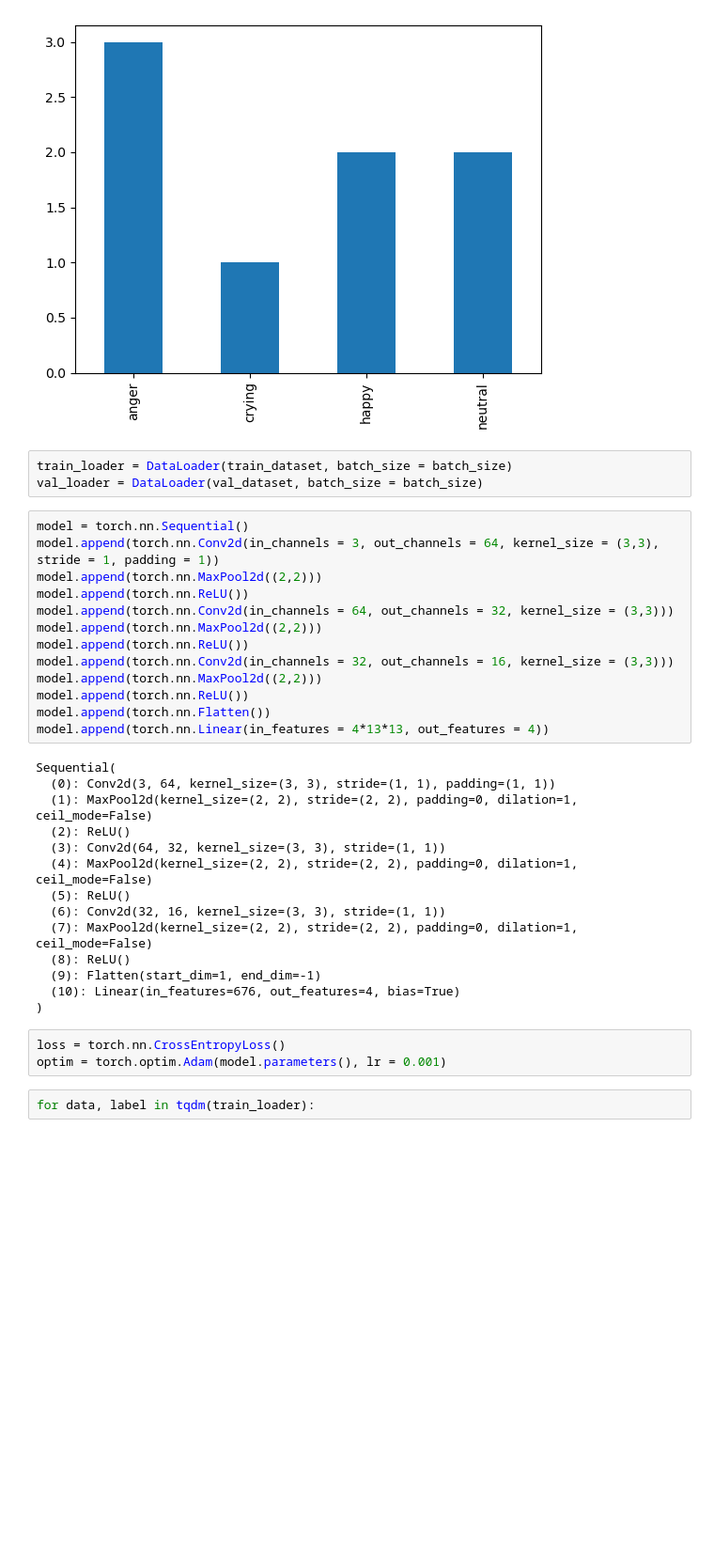
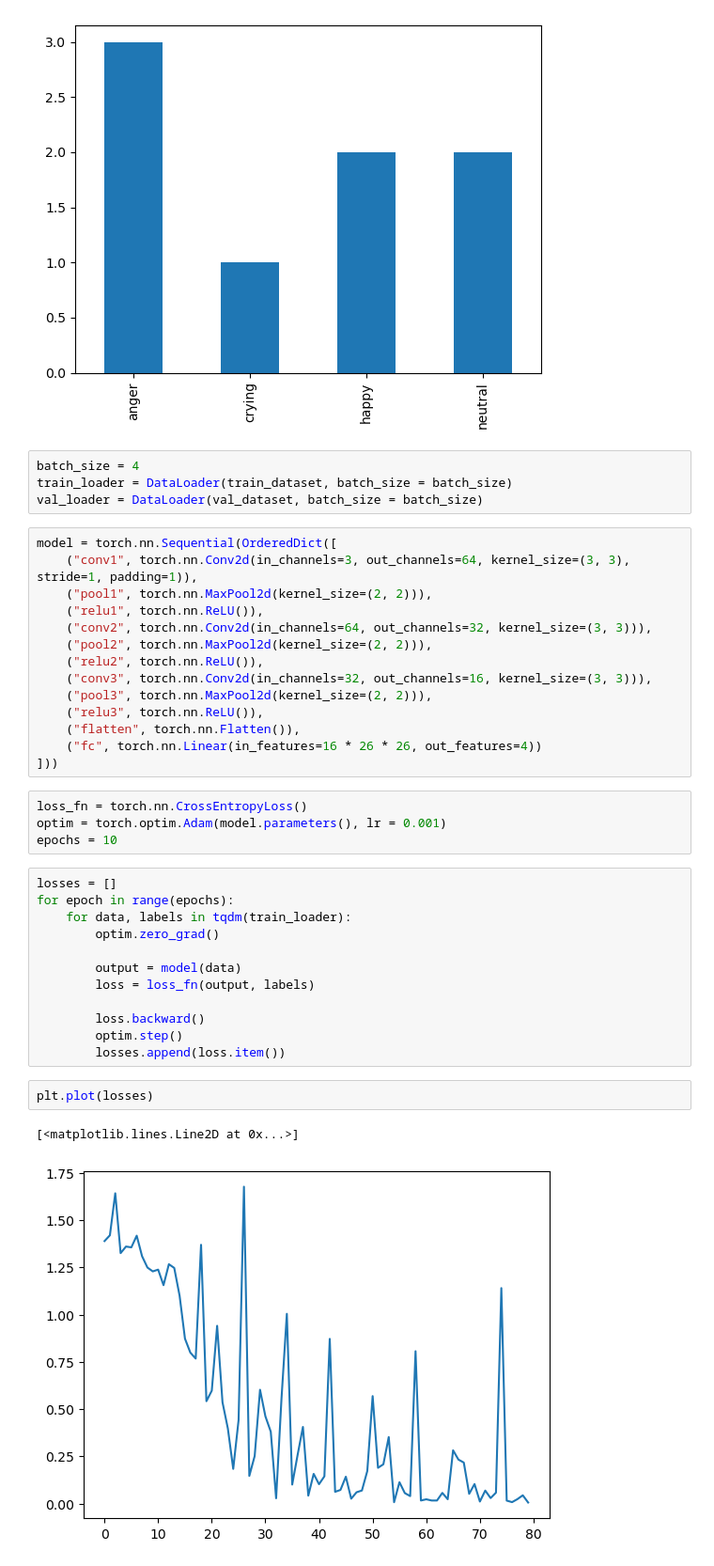
Before and after one commit to Tolulopeelijah/Facial-Expression-Detection, a Jupyter notebook: model_training/train.ipynb, the cells around one changed output. Shown at 94% size. Drawn from its saved outputs; the diff is of its cells as text; blank space fills up the shorter version.

Commit message:
alter the model arch and cal val accuracy

```diff
--- a/model_training/train.ipynb
+++ b/model_training/train.ipynb
@@ -102,37 +102,41 @@ class_counts(val_dataset).plot(kind = 'bar')
 <Axes: >
 [figure]
 # %%
+batch_size = 4
 train_loader = DataLoader(train_dataset, batch_size = batch_size)
 val_loader = DataLoader(val_dataset, batch_size = batch_size)
 # %%
-model = torch.nn.Sequential()
-model.append(torch.nn.Conv2d(in_channels = 3, out_channels = 64, kernel_size = (3,3), stride = 1, padding = 1))
-model.append(torch.nn.MaxPool2d((2,2)))
-model.append(torch.nn.ReLU())
-model.append(torch.nn.Conv2d(in_channels = 64, out_channels = 32, kernel_size = (3,3)))
-model.append(torch.nn.MaxPool2d((2,2)))
-model.append(torch.nn.ReLU())
-model.append(torch.nn.Conv2d(in_channels = 32, out_channels = 16, kernel_size = (3,3)))
-model.append(torch.nn.MaxPool2d((2,2)))
-model.append(torch.nn.ReLU())
-model.append(torch.nn.Flatten())
-model.append(torch.nn.Linear(in_features = 4*13*13, out_features = 4))
+model = torch.nn.Sequential(OrderedDict([
+    ("conv1", torch.nn.Conv2d(in_channels=3, out_channels=64, kernel_size=(3, 3), stride=1, padding=1)),
+    ("pool1", torch.nn.MaxPool2d(kernel_size=(2, 2))),
+    ("relu1", torch.nn.ReLU()),
+    ("conv2", torch.nn.Conv2d(in_channels=64, out_channels=32, kernel_size=(3, 3))),
+    ("pool2", torch.nn.MaxPool2d(kernel_size=(2, 2))),
+    ("relu2", torch.nn.ReLU()),
+    ("conv3", torch.nn.Conv2d(in_channels=32, out_channels=16, kernel_size=(3, 3))),
+    ("pool3", torch.nn.MaxPool2d(kernel_size=(2, 2))),
+    ("relu3", torch.nn.ReLU()),
+    ("flatten", torch.nn.Flatten()),
+    ("fc", torch.nn.Linear(in_features=16 * 26 * 26, out_features=4))
+]))
-# %% [output]
-Sequential(
-  (0): Conv2d(3, 64, kernel_size=(3, 3), stride=(1, 1), padding=(1, 1))
-  (1): MaxPool2d(kernel_size=(2, 2), stride=(2, 2), padding=0, dilation=1, ceil_mode=False)
-  (2): ReLU()
-  (3): Conv2d(64, 32, kernel_size=(3, 3), stride=(1, 1))
-  (4): MaxPool2d(kernel_size=(2, 2), stride=(2, 2), padding=0, dilation=1, ceil_mode=False)
-  (5): ReLU()
-  (6): Conv2d(32, 16, kernel_size=(3, 3), stride=(1, 1))
-  (7): MaxPool2d(kernel_size=(2, 2), stride=(2, 2), padding=0, dilation=1, ceil_mode=False)
-  (8): ReLU()
-  (9): Flatten(start_dim=1, end_dim=-1)
-  (10): Linear(in_features=676, out_features=4, bias=True)
-)
 # %%
-loss = torch.nn.CrossEntropyLoss()
+loss_fn = torch.nn.CrossEntropyLoss()
 optim = torch.optim.Adam(model.parameters(), lr = 0.001)
+epochs = 10
 # %%
-for data, label in tqdm(train_loader):
+losses = []
+for epoch in range(epochs):
+    for data, labels in tqdm(train_loader):
+        optim.zero_grad()
+
+        output = model(data)
+        loss = loss_fn(output, labels)
+
+        loss.backward()
+        optim.step()
+        losses.append(loss.item())
+# %%
+plt.plot(losses)
+# %% [output]
+[<matplotlib.lines.Line2D at 0x...>]
+[figure, added]
```
Also changed, not shown: parts of 5 cells of this notebook.
